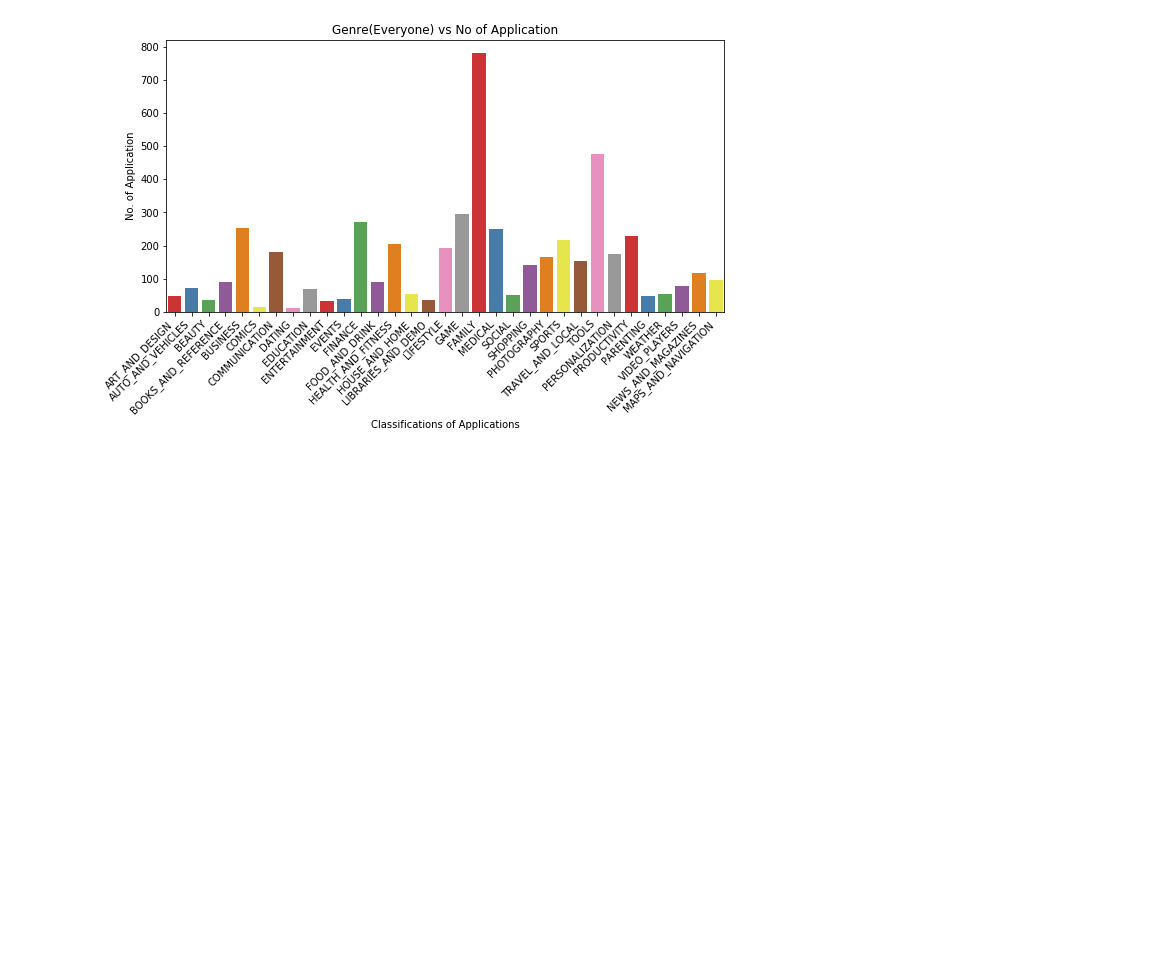
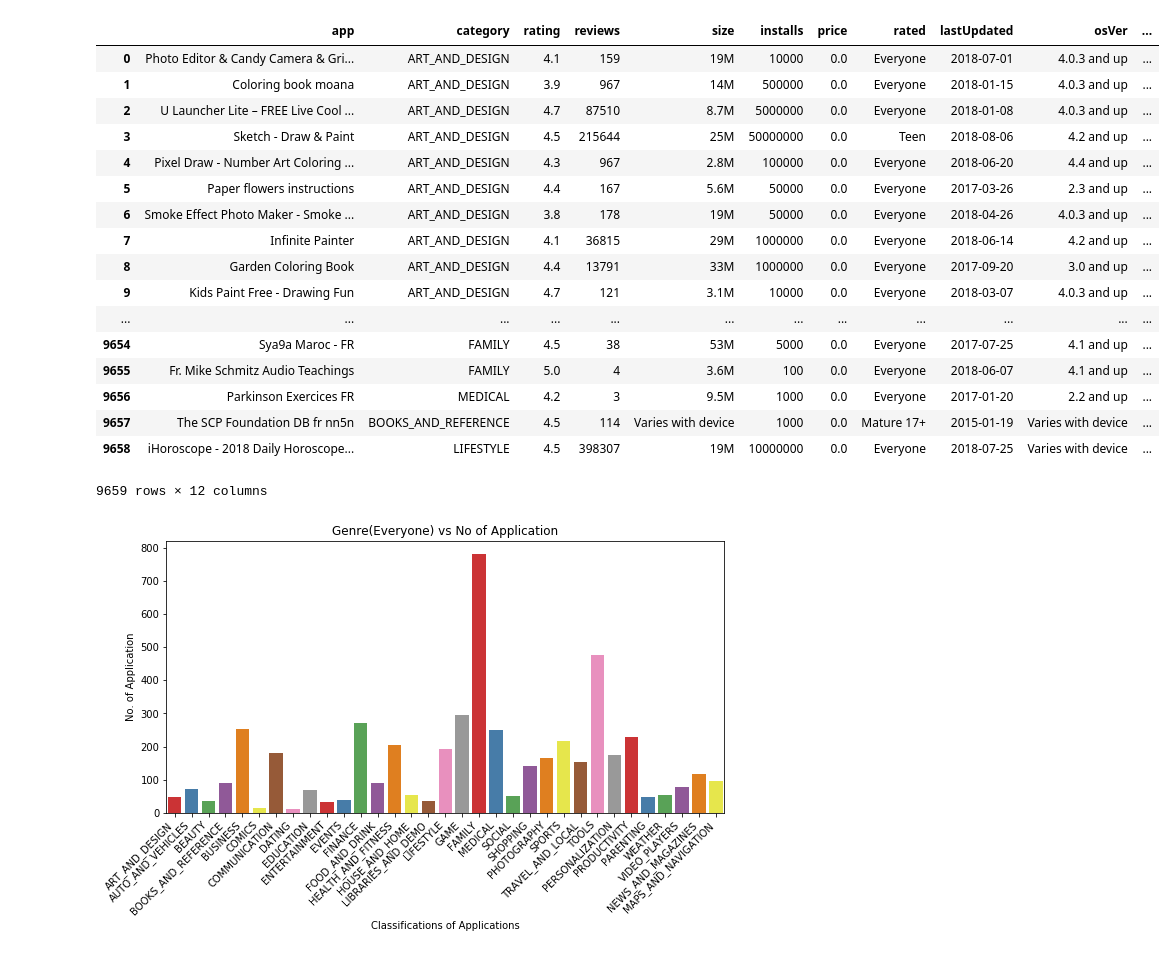
Before and after one commit to souravskr/Google-Play-Store-Analysis, a Jupyter notebook: Project/Project_ver_1.0.ipynb, the cells around one changed output. Cells and saved outputs as stored; diff of their text form; code cells hidden in the pictures; blank space fills up the shorter version.

```diff
--- a/Project/Project_ver_1.0.ipynb
+++ b/Project/Project_ver_1.0.ipynb
@@ -19,6 +19,26 @@ df['rating'] = df['rating'].round(1)
 # %%
 # Converting number into months
 df['Month'] = df['Month'].apply(lambda x: calendar.month_abbr[x])
+df
+# %% [output]
+|  | app | category | rating | reviews | size | installs | price | rated | lastUpdated | osVer | ... |
+| 0 | Photo Editor & Candy Camera & Gri... | ART_AND_DESIGN | 4.1 | 159 | 19M | 10000 | 0.0 | Everyone | 2018-07-01 | 4.0.3 and up | ... |
+| 1 | Coloring book moana | ART_AND_DESIGN | 3.9 | 967 | 14M | 500000 | 0.0 | Everyone | 2018-01-15 | 4.0.3 and up | ... |
+| 2 | U Launcher Lite – FREE Live Cool ... | ART_AND_DESIGN | 4.7 | 87510 | 8.7M | 5000000 | 0.0 | Everyone | 2018-01-08 | 4.0.3 and up | ... |
+| 3 | Sketch - Draw & Paint | ART_AND_DESIGN | 4.5 | 215644 | 25M | 50000000 | 0.0 | Teen | 2018-08-06 | 4.2 and up | ... |
+| 4 | Pixel Draw - Number Art Coloring ... | ART_AND_DESIGN | 4.3 | 967 | 2.8M | 100000 | 0.0 | Everyone | 2018-06-20 | 4.4 and up | ... |
+| 5 | Paper flowers instructions | ART_AND_DESIGN | 4.4 | 167 | 5.6M | 50000 | 0.0 | Everyone | 2017-03-26 | 2.3 and up | ... |
+| 6 | Smoke Effect Photo Maker - Smoke ... | ART_AND_DESIGN | 3.8 | 178 | 19M | 50000 | 0.0 | Everyone | 2018-04-26 | 4.0.3 and up | ... |
+| 7 | Infinite Painter | ART_AND_DESIGN | 4.1 | 36815 | 29M | 1000000 | 0.0 | Everyone | 2018-06-14 | 4.2 and up | ... |
+| 8 | Garden Coloring Book | ART_AND_DESIGN | 4.4 | 13791 | 33M | 1000000 | 0.0 | Everyone | 2017-09-20 | 3.0 and up | ... |
+| 9 | Kids Paint Free - Drawing Fun | ART_AND_DESIGN | 4.7 | 121 | 3.1M | 10000 | 0.0 | Everyone | 2018-03-07 | 4.0.3 and up | ... |
+| ... | ... | ... | ... | ... | ... | ... | ... | ... | ... | ... | ... |
+| 9654 | Sya9a Maroc - FR | FAMILY | 4.5 | 38 | 53M | 5000 | 0.0 | Everyone | 2017-07-25 | 4.1 and up | ... |
+| 9655 | Fr. Mike Schmitz Audio Teachings | FAMILY | 5.0 | 4 | 3.6M | 100 | 0.0 | Everyone | 2018-06-07 | 4.1 and up | ... |
+| 9656 | Parkinson Exercices FR | MEDICAL | 4.2 | 3 | 9.5M | 1000 | 0.0 | Everyone | 2017-01-20 | 2.2 and up | ... |
+| 9657 | The SCP Foundation DB fr nn5n | BOOKS_AND_REFERENCE | 4.5 | 114 | Varies with device | 1000 | 0.0 | Mature 17+ | 2015-01-19 | Varies with device | ... |
+| 9658 | iHoroscope - 2018 Daily Horoscope... | LIFESTYLE | 4.5 | 398307 | 19M | 10000000 | 0.0 | Everyone | 2018-07-25 | Varies with device | ... |
+9659 rows × 12 columns
 # %%
 # Split dataframe where rated is 'Everyone'
 everyone_rated_df = df.copy()[df['rated']=='Everyone']
```
Also changed, not shown: parts of 6 cells of this notebook, 2 other files.
